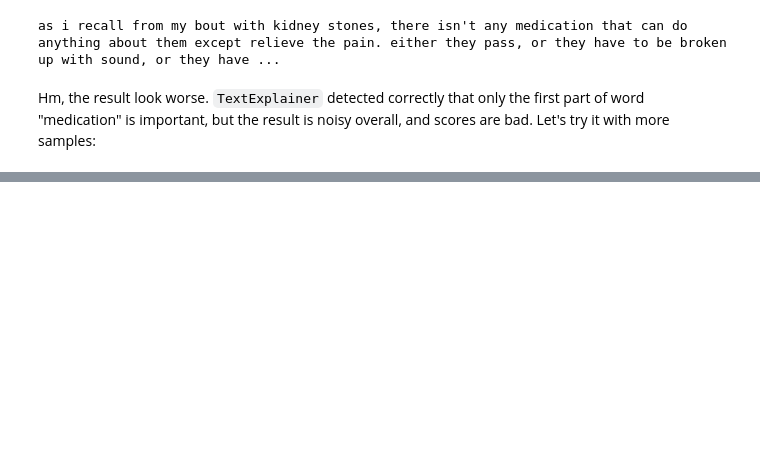
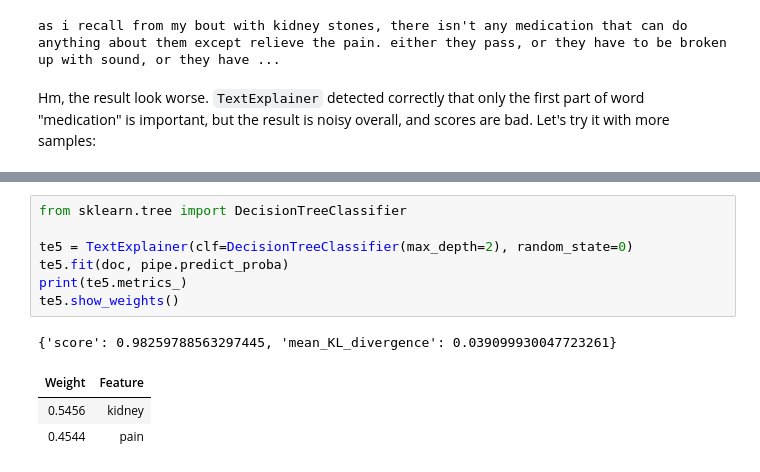
Before and after one commit to TeamHG-Memex/eli5, a Jupyter notebook: notebooks/TextExplainer.ipynb, the cells around one changed output, grey strips where cells are left out. Drawn from its saved outputs; the diff is of its cells as text; blank space fills up the shorter version.

```diff
--- a/notebooks/TextExplainer.ipynb
+++ b/notebooks/TextExplainer.ipynb
@@ -341,0 +398,12 @@ The takeaway is that it is important to understand the "lenses" you're looking t
+# %%
+from sklearn.tree import DecisionTreeClassifier
+
+te5 = TextExplainer(clf=DecisionTreeClassifier(max_depth=2), random_state=0)
+te5.fit(doc, pipe.predict_proba)
+print(te5.metrics_)
+te5.show_weights()
+# %% [output]
+{'score': 0.98259788563297445, 'mean_KL_divergence': 0.039099930047723261}
+| Weight | Feature |
+| 0.5456 | kidney |
+| 0.4544 | pain |
```
Also changed, not shown: parts of 24 cells of this notebook, 2 other files.
